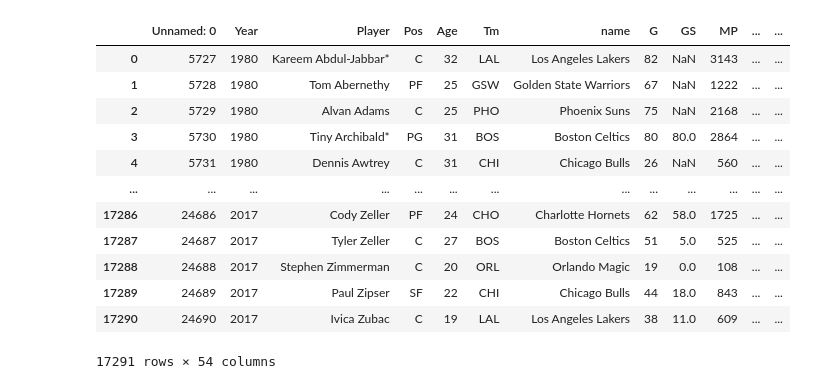
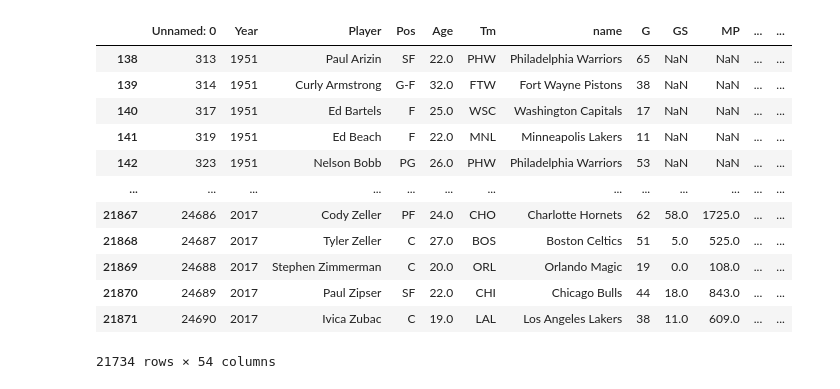
Before and after one commit to caitbeatty/nba_machine_learning, a Jupyter notebook: data_merge.ipynb, the cells around one changed output. Drawn from its saved outputs; the diff is of its cells as text; code cells hidden in the pictures.

```diff
--- a/data_merge.ipynb
+++ b/data_merge.ipynb
@@ -3,7 +3,7 @@
 import pandas as pd
 
 # File to Load (Remember to Change These)
-player_data_to_load = "data/Seasons_Stats_current.csv"
+player_data_to_load = "data/backupdata/Seasons_Stats.csv"
 champion_data_to_load = "data/finals_results_by_year.csv"
 runner_up_data_to_load = "data/runnerupsdata.csv"
 
@@ -57,16 +36,19 @@ champion_data.head(20)
-# %%
-player_data
-# %% [output]
-|  | Unnamed: 0 | Year | Player | Pos | Age | Tm | name | G | GS | MP | ... | ... |
-| 0 | 5727 | 1980 | Kareem Abdul-Jabbar* | C | 32 | LAL | Los Angeles Lakers | 82 | NaN | 3143 | ... | ... |
-| 1 | 5728 | 1980 | Tom Abernethy | PF | 25 | GSW | Golden State Warriors | 67 | NaN | 1222 | ... | ... |
-| 2 | 5729 | 1980 | Alvan Adams | C | 25 | PHO | Phoenix Suns | 75 | NaN | 2168 | ... | ... |
-| 3 | 5730 | 1980 | Tiny Archibald* | PG | 31 | BOS | Boston Celtics | 80 | 80.0 | 2864 | ... | ... |
-| 4 | 5731 | 1980 | Dennis Awtrey | C | 31 | CHI | Chicago Bulls | 26 | NaN | 560 | ... | ... |
-| ... | ... | ... | ... | ... | ... | ... | ... | ... | ... | ... | ... | ... |
-| 17286 | 24686 | 2017 | Cody Zeller | PF | 24 | CHO | Charlotte Hornets | 62 | 58.0 | 1725 | ... | ... |
-| 17287 | 24687 | 2017 | Tyler Zeller | C | 27 | BOS | Boston Celtics | 51 | 5.0 | 525 | ... | ... |
-| 17288 | 24688 | 2017 | Stephen Zimmerman | C | 20 | ORL | Orlando Magic | 19 | 0.0 | 108 | ... | ... |
-| 17289 | 24689 | 2017 | Paul Zipser | SF | 22 | CHI | Chicago Bulls | 44 | 18.0 | 843 | ... | ... |
-| 17290 | 24690 | 2017 | Ivica Zubac | C | 19 | LAL | Los Angeles Lakers | 38 | 11.0 | 609 | ... | ... |
-17291 rows × 54 columns
+# %%
+player_data["Player"] = player_data['Player'].str.replace('*','')
+# %%
+player_data_df = player_data[player_data['Year'] > 1950]
+player_data_df
+# %% [output]
+|  | Unnamed: 0 | Year | Player | Pos | Age | Tm | name | G | GS | MP | ... | ... |
+| 138 | 313 | 1951 | Paul Arizin | SF | 22.0 | PHW | Philadelphia Warriors | 65 | NaN | NaN | ... | ... |
+| 139 | 314 | 1951 | Curly Armstrong | G-F | 32.0 | FTW | Fort Wayne Pistons | 38 | NaN | NaN | ... | ... |
+| 140 | 317 | 1951 | Ed Bartels | F | 25.0 | WSC | Washington Capitals | 17 | NaN | NaN | ... | ... |
+| 141 | 319 | 1951 | Ed Beach | F | 22.0 | MNL | Minneapolis Lakers | 11 | NaN | NaN | ... | ... |
+| 142 | 323 | 1951 | Nelson Bobb | PG | 26.0 | PHW | Philadelphia Warriors | 53 | NaN | NaN | ... | ... |
+| ... | ... | ... | ... | ... | ... | ... | ... | ... | ... | ... | ... | ... |
+| 21867 | 24686 | 2017 | Cody Zeller | PF | 24.0 | CHO | Charlotte Hornets | 62 | 58.0 | 1725.0 | ... | ... |
+| 21868 | 24687 | 2017 | Tyler Zeller | C | 27.0 | BOS | Boston Celtics | 51 | 5.0 | 525.0 | ... | ... |
+| 21869 | 24688 | 2017 | Stephen Zimmerman | C | 20.0 | ORL | Orlando Magic | 19 | 0.0 | 108.0 | ... | ... |
+| 21870 | 24689 | 2017 | Paul Zipser | SF | 22.0 | CHI | Chicago Bulls | 44 | 18.0 | 843.0 | ... | ... |
+| 21871 | 24690 | 2017 | Ivica Zubac | C | 19.0 | LAL | Los Angeles Lakers | 38 | 11.0 | 609.0 | ... | ... |
+21734 rows × 54 columns
```
Also changed, not shown: parts of 19 cells of this notebook, 1 other file.
